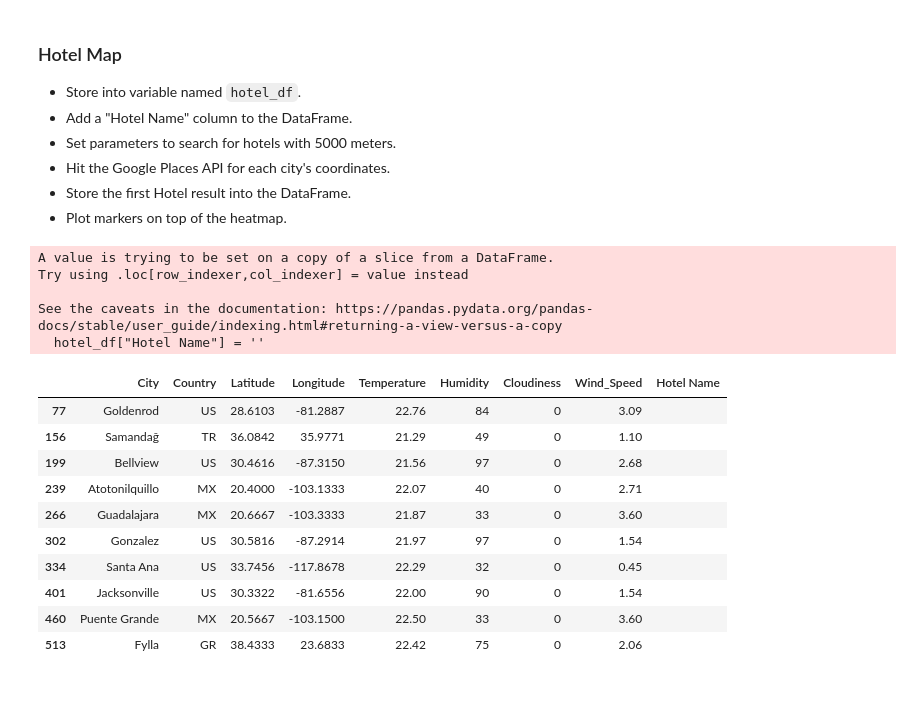
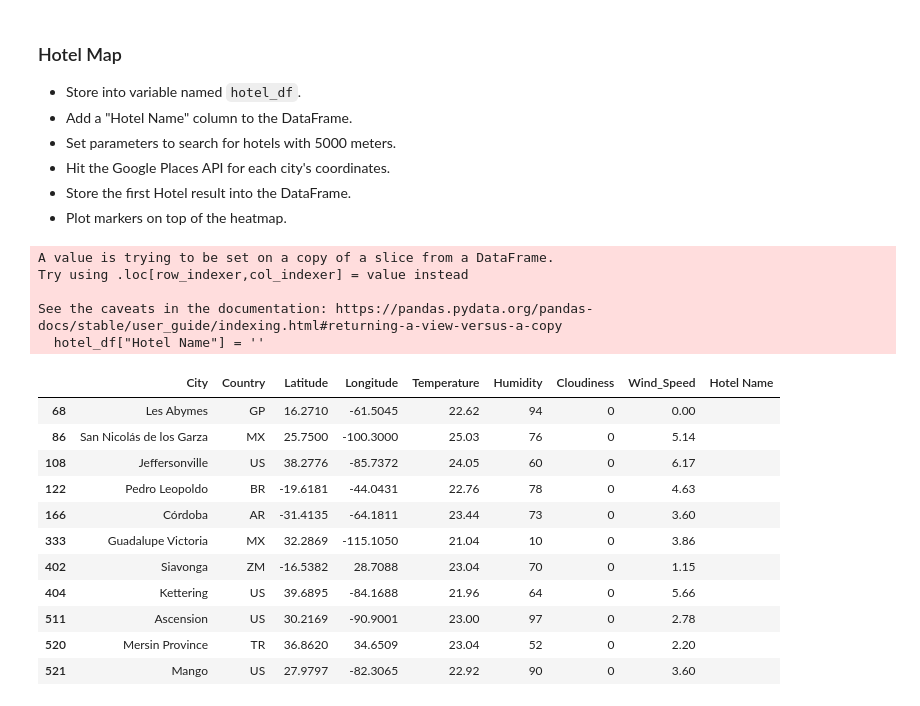
Before and after one commit to Richard-Turnbull/python-api-challenge, a Jupyter notebook: VacationPy/VacationPy.ipynb, the cells around one changed output. Saved outputs shown, nothing was run; the diff lists cells and outputs as text; code cells hidden in the pictures.

```diff
--- a/VacationPy/VacationPy.ipynb
+++ b/VacationPy/VacationPy.ipynb
@@ -93,7 +93,7 @@ fig
 #----------------------------------------------------------------------------------------------------
 
 # Filter the dataframe
-perfect_weather_df = weather_data[(weather_data['Temperature'] >= 21) & (weather_data['Temperature'] < 23) & (weather_data['Wind_Speed'] < 10) & (weather_data['Cloudiness'] == 0)]
+perfect_weather_df = weather_data[(weather_data['Temperature'] >= 21) & (weather_data['Temperature'] < 26) & (weather_data['Wind_Speed'] < 10) & (weather_data['Cloudiness'] == 0)]
 
 # Visualize
 print(len(perfect_weather_df))
@@ -117,27 +117,28 @@ perfect_weather_df.head()
 # %%
 #----------------------------------------------------------------------------------------
 # STORE CITIES WITH DESIRED WEATHER INTO VARIABLE NAMED 'HOTEL_DF' AND ADD NEW COLUMN
 #----------------------------------------------------------------------------------------
 hotel_df = perfect_weather_df
 hotel_df["Hotel Name"] = ''
-hotel_df.head(20)
+hotel_df
 # %% [output]
 A value is trying to be set on a copy of a slice from a DataFrame.
 Try using .loc[row_indexer,col_indexer] = value instead
 
 See the caveats in the documentation: https://pandas.pydata.org/pandas-docs/stable/user_guide/indexing.html#returning-a-view-versus-a-copy
   hotel_df["Hotel Name"] = ''
 |  | City | Country | Latitude | Longitude | Temperature | Humidity | Cloudiness | Wind_Speed | Hotel Name |
-| 77 | Goldenrod | US | 28.6103 | -81.2887 | 22.76 | 84 | 0 | 3.09 |  |
-| 156 | Samandağ | TR | 36.0842 | 35.9771 | 21.29 | 49 | 0 | 1.10 |  |
-| 199 | Bellview | US | 30.4616 | -87.3150 | 21.56 | 97 | 0 | 2.68 |  |
-| 239 | Atotonilquillo | MX | 20.4000 | -103.1333 | 22.07 | 40 | 0 | 2.71 |  |
-| 266 | Guadalajara | MX | 20.6667 | -103.3333 | 21.87 | 33 | 0 | 3.60 |  |
-| 302 | Gonzalez | US | 30.5816 | -87.2914 | 21.97 | 97 | 0 | 1.54 |  |
-| 334 | Santa Ana | US | 33.7456 | -117.8678 | 22.29 | 32 | 0 | 0.45 |  |
-| 401 | Jacksonville | US | 30.3322 | -81.6556 | 22.00 | 90 | 0 | 1.54 |  |
-| 460 | Puente Grande | MX | 20.5667 | -103.1500 | 22.50 | 33 | 0 | 3.60 |  |
-| 513 | Fylla | GR | 38.4333 | 23.6833 | 22.42 | 75 | 0 | 2.06 |  |
+| 68 | Les Abymes | GP | 16.2710 | -61.5045 | 22.62 | 94 | 0 | 0.00 |  |
+| 86 | San Nicolás de los Garza | MX | 25.7500 | -100.3000 | 25.03 | 76 | 0 | 5.14 |  |
+| 108 | Jeffersonville | US | 38.2776 | -85.7372 | 24.05 | 60 | 0 | 6.17 |  |
+| 122 | Pedro Leopoldo | BR | -19.6181 | -44.0431 | 22.76 | 78 | 0 | 4.63 |  |
+| 166 | Córdoba | AR | -31.4135 | -64.1811 | 23.44 | 73 | 0 | 3.60 |  |
+| 333 | Guadalupe Victoria | MX | 32.2869 | -115.1050 | 21.04 | 10 | 0 | 3.86 |  |
+| 402 | Siavonga | ZM | -16.5382 | 28.7088 | 23.04 | 70 | 0 | 1.15 |  |
+| 404 | Kettering | US | 39.6895 | -84.1688 | 21.96 | 64 | 0 | 5.66 |  |
+| 511 | Ascension | US | 30.2169 | -90.9001 | 23.00 | 97 | 0 | 2.78 |  |
+| 520 | Mersin Province | TR | 36.8620 | 34.6509 | 23.04 | 52 | 0 | 2.20 |  |
+| 521 | Mango | US | 27.9797 | -82.3065 | 22.92 | 90 | 0 | 3.60 |  |
 # %%
 #----------------------------------------------------------------------------------------
 # SET PARAMETERS TO SEARCH FOR HOTELS WITHIN 5000 METERS
```
Also changed, not shown: parts of 3 cells of this notebook, 14 other files.
